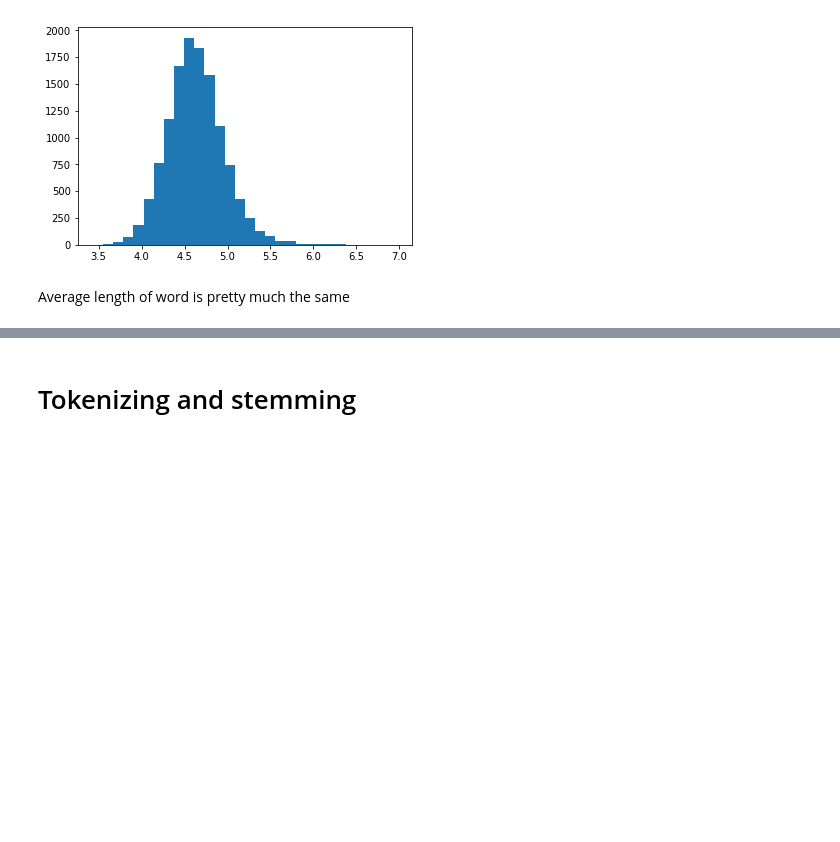
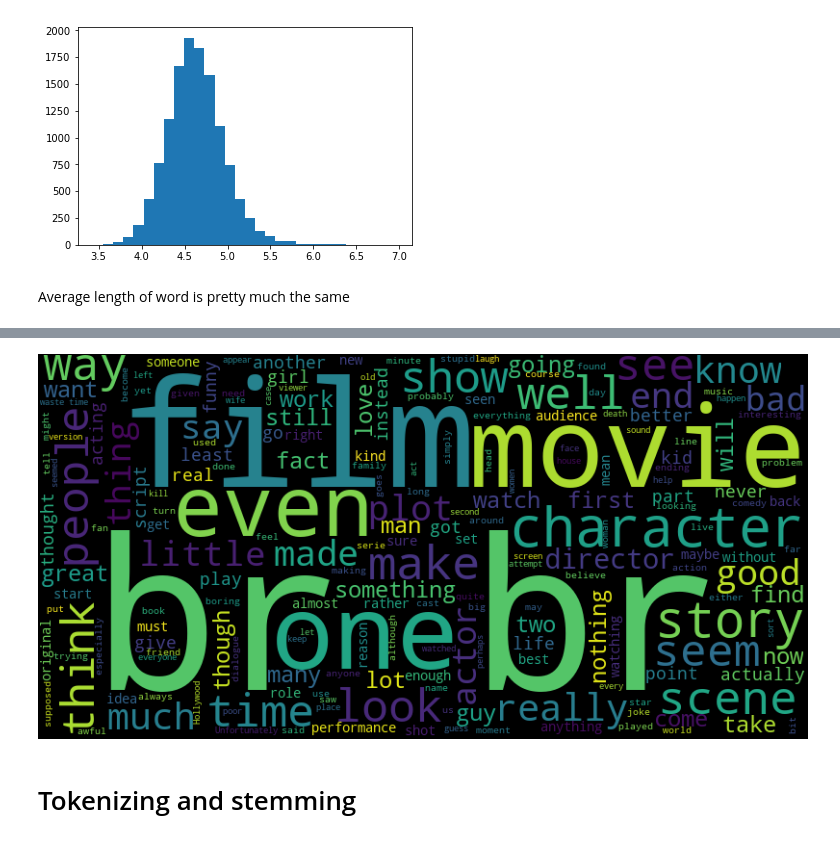
Before and after one commit to Goopard/DS-Homeworks, a Jupyter notebook: HW4.ipynb, the cells around one changed output, grey strips where cells are left out. Saved outputs shown, nothing was run; the diff lists cells and outputs as text; code cells hidden in the pictures; blank space fills up the shorter version.

```diff
--- a/HW4.ipynb
+++ b/HW4.ipynb
@@ -104,2 +113,7 @@ Average length of word is pretty much the same
+# %%
+word_cloud = WordCloud(width=800, height=400)
+word_cloud.generate(neg_train_df['text'].sum()).to_image()
+# %% [output]
+[figure, added]
 # %% [markdown]
 # Tokenizing and stemming
```
Also changed, not shown: parts of 46 cells of this notebook.
